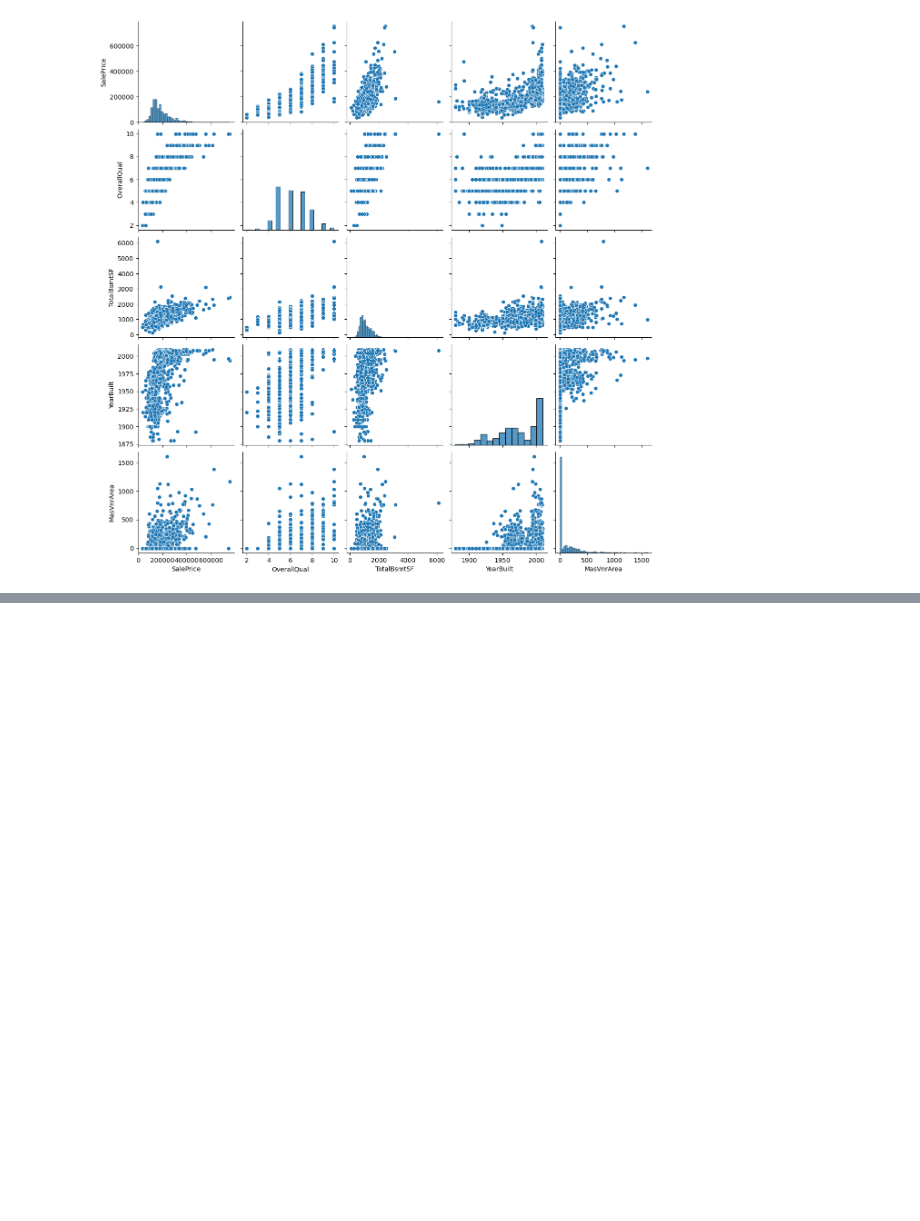
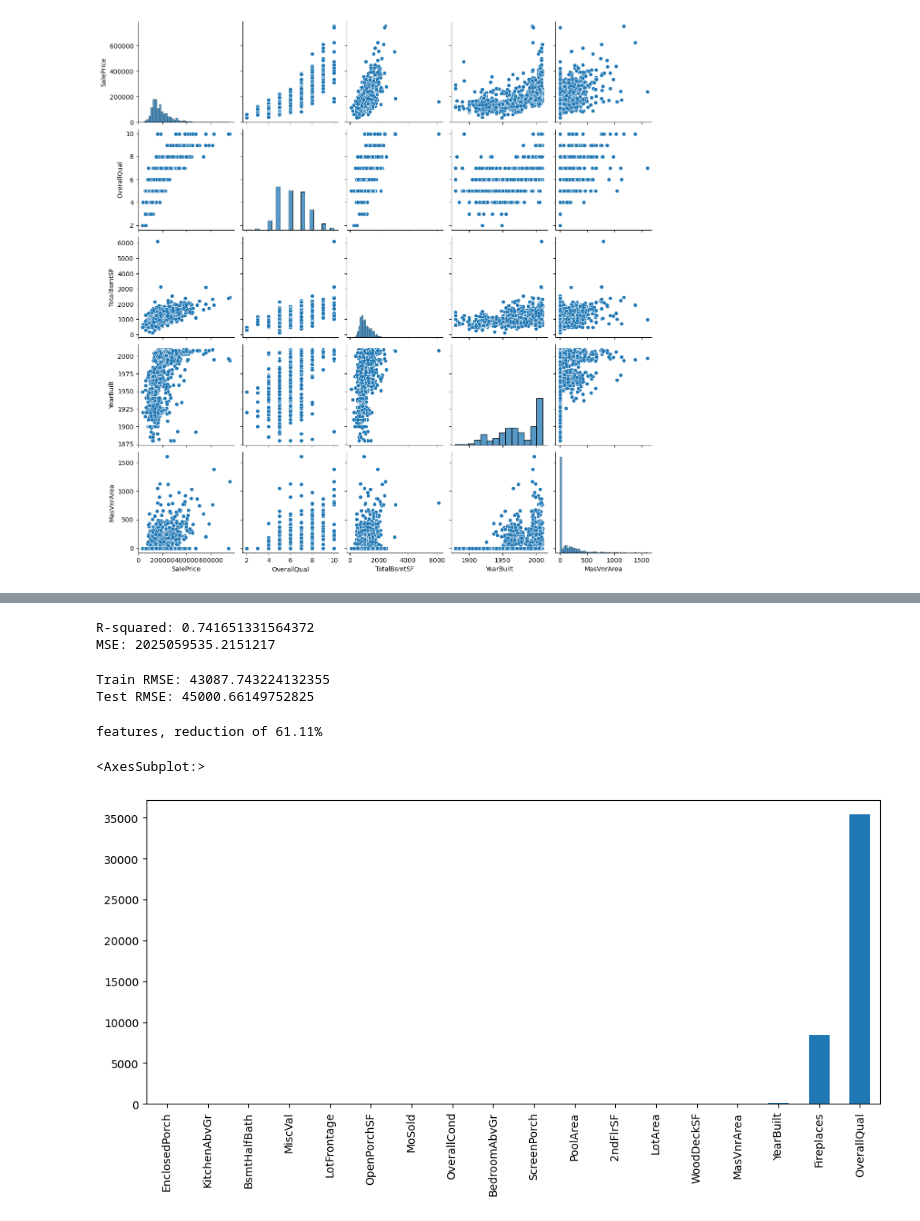
Before and after one commit to dilruu89/Kaggle, a Jupyter notebook: 02-regression-analysis-house-pricing.ipynb, the cells around one changed output, grey strips where cells are left out. Cells and saved outputs as stored; diff of their text form; code cells hidden in the pictures; blank space fills up the shorter version.

Commit message:
Kaggle Notebook | 02_Regression_analysis-house-pricing | Version 6

```diff
--- a/02-regression-analysis-house-pricing.ipynb
+++ b/02-regression-analysis-house-pricing.ipynb
@@ -138,0 +277,8 @@ plt.show()
+# %%
+Y_data = Y_train
+X_data = X_train
+
+print(f"Features: {X_data.shape}, Labels: {Y_data.shape}")
+
+# Creating Training and Test data
+x_train,x_test,y_train,y_test = train_test_split(X_data,Y_data,train_size = 0.7,random_state=3)
@@ -138,0 +353,4 @@ plt.show()
+# %%
+x_train_new = x_train[x_train.columns.intersection(sel_feat_vif['Feature'])]
+x_test_new = x_test[x_test.columns.intersection(sel_feat_vif['Feature'])]
+x_train_new.head(3)
@@ -138,0 +384,16 @@ plt.show()
+# %%
+cv_model = ElasticNetCV(l1_ratio=[.1, .5, .7, .9, .95, .99, 1], eps=1e-3, n_alphas=100, fit_intercept=True,
+                        normalize=True, precompute='auto', max_iter=2000, tol=0.0002, cv=10,
+                        copy_X=True, verbose=0, n_jobs=-1, positive=False, random_state=0)
+
+cv_model.fit(x_train_new, y_train)
+print('Optimal alpha: %.8f'%cv_model.alpha_)
+print('Optimal l1_ratio: %.3f'%cv_model.l1_ratio_)
+print('Number of iterations %d'%cv_model.n_iter_)
+
+
+# Score from Cv Model
+y_pred_cv = cv_model.predict(x_test_new)
+r2_score = cv_model.score(x_test_new,y_test)
+print("R-squared:",(r2_score))
+print("MSE:", metrics.mean_squared_error(y_test, y_pred_cv))
@@ -138,0 +419,34 @@ plt.show()
+# %%
+linreg = LinearRegression()
+linreg.fit(x_train_new,y_train)
+
+# Score From the Final Model
+y_pred = linreg.predict(x_test_new)
+r2_score = linreg.score(x_test_new,y_test)
+print("R-squared:", (r2_score))
+print("MSE:", metrics.mean_squared_error(y_test, y_pred))
+# %% [output]
+R-squared: 0.741651331564372
+MSE: 2025059535.2151217
+# %%
+y_train_pred = linreg.predict(x_train_new)
+y_pred = linreg.predict(x_test_new)
+train_mse = mean_squared_error(y_train_pred, y_train)
+test_mse = mean_squared_error(y_pred, y_test)
+train_rmse = np.sqrt(train_mse)
+test_rmse = np.sqrt(test_mse)
+print('Train RMSE:', train_rmse)
+print('Test RMSE:', test_rmse)
+# %% [output]
+Train RMSE: 43087.743224132355
+Test RMSE: 45000.66149752825
+# %%
+feature_importance = pd.Series(index = x_train_new.columns, data = np.abs(cv_model.coef_))
+n_selected_features = (feature_importance>0).sum()
+print('features, reduction of {1:2.2f}%'.format(
+    n_selected_features,(1-n_selected_features/len(feature_importance))*100))
+feature_importance.sort_values().tail(30).plot(kind = 'bar', figsize = (12,5))
+# %% [output]
+features, reduction of 61.11%
+<AxesSubplot:>
+[figure, added]
```
Also changed, not shown: parts of 28 cells of this notebook.
